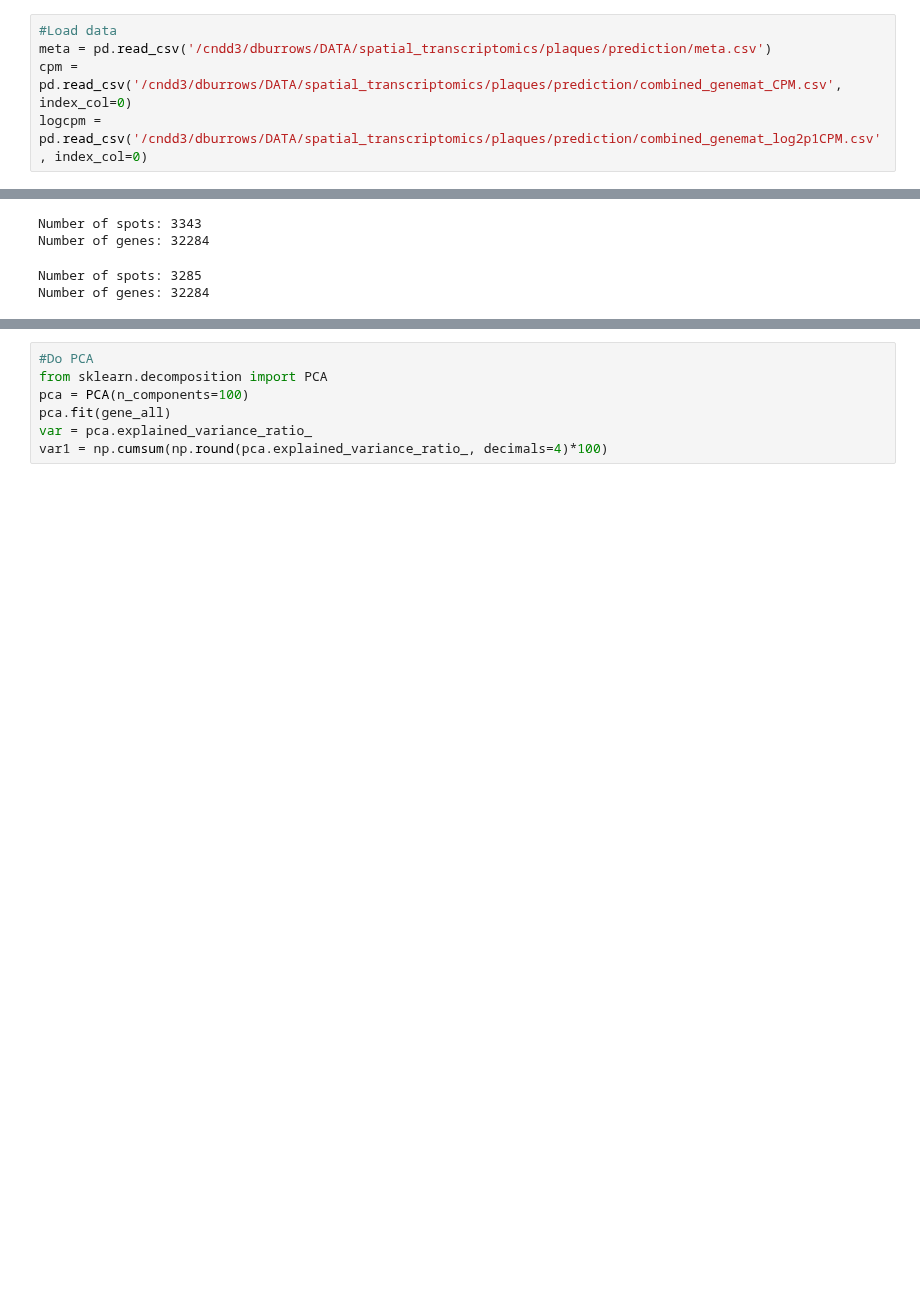
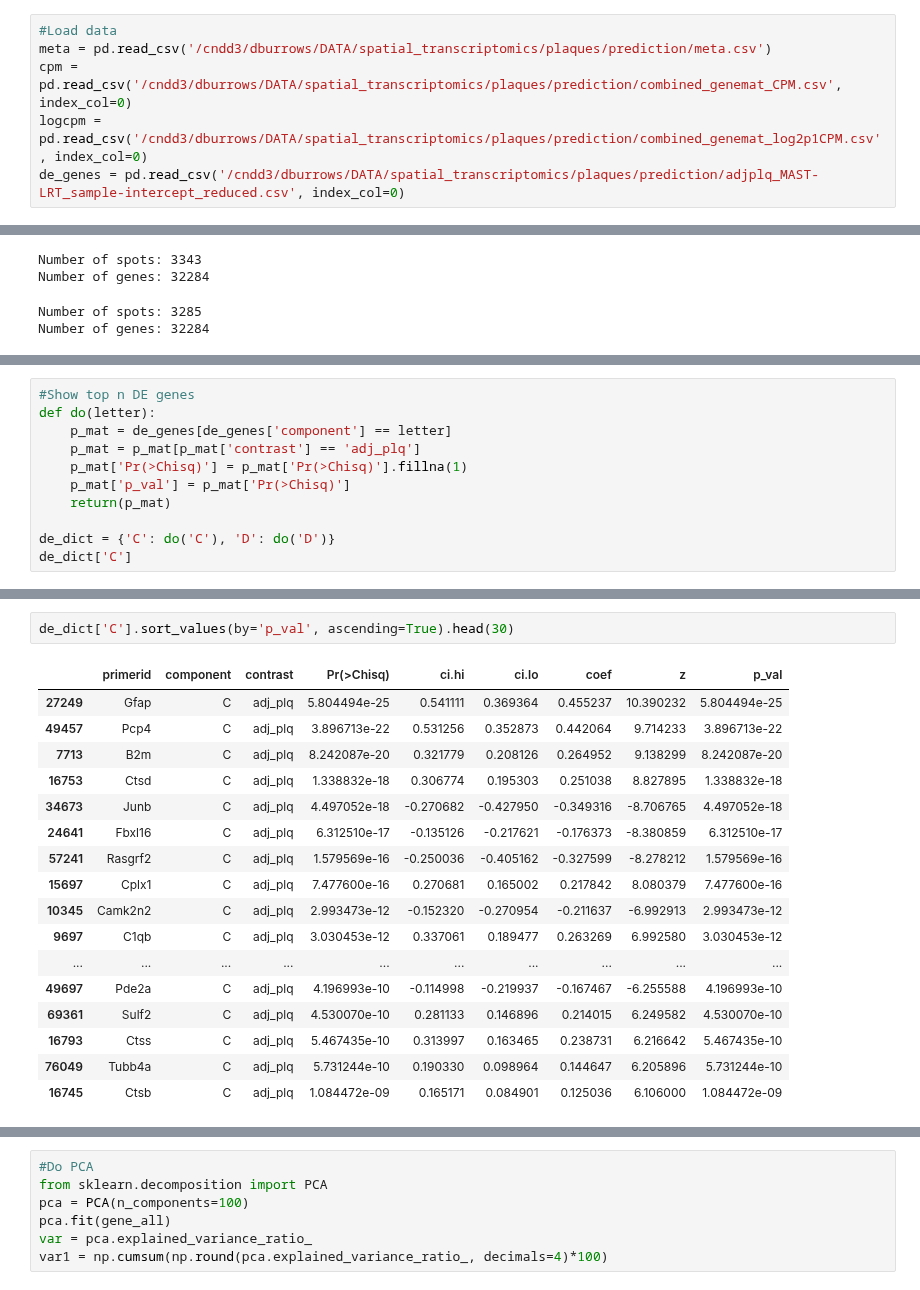
Before and after one commit to dmnburrows/spatial_transcriptomics, a Jupyter notebook: plaque_classify.ipynb, the cells around one changed output, grey strips where cells are left out. Saved outputs shown, nothing was run; the diff lists cells and outputs as text; blank space fills up the shorter version.

Commit message:
De genes

```diff
--- a/plaque_classify.ipynb
+++ b/plaque_classify.ipynb
@@ -88,6 +88,7 @@ ID, sub_ID
 meta = pd.read_csv('/cndd3/dburrows/DATA/spatial_transcriptomics/plaques/prediction/meta.csv')
 cpm = pd.read_csv('/cndd3/dburrows/DATA/spatial_transcriptomics/plaques/prediction/combined_genemat_CPM.csv', index_col=0)
 logcpm = pd.read_csv('/cndd3/dburrows/DATA/spatial_transcriptomics/plaques/prediction/combined_genemat_log2p1CPM.csv', index_col=0)
+de_genes = pd.read_csv('/cndd3/dburrows/DATA/spatial_transcriptomics/plaques/prediction/adjplq_MAST-LRT_sample-intercept_reduced.csv', index_col=0)
 # %%
 meta
 # %% [output]
@@ -285,0 +285,11 @@ Number of genes: 32284
+# %%
+#Show top n DE genes
+def do(letter):
+    p_mat = de_genes[de_genes['component'] == letter]
+    p_mat = p_mat[p_mat['contrast'] == 'adj_plq']
+    p_mat['Pr(>Chisq)'] = p_mat['Pr(>Chisq)'].fillna(1)
+    p_mat['p_val'] = p_mat['Pr(>Chisq)']
+    return(p_mat)
+
+de_dict = {'C': do('C'), 'D': do('D')}
+de_dict['C']
@@ -285,0 +310,20 @@ Number of genes: 32284
+# %%
+de_dict['C'].sort_values(by='p_val', ascending=True).head(30)
+# %% [output]
+|  | primerid | component | contrast | Pr(>Chisq) | ci.hi | ci.lo | coef | z | p_val |
+| 27249 | Gfap | C | adj_plq | 5.804494e-25 | 0.541111 | 0.369364 | 0.455237 | 10.390232 | 5.804494e-25 |
+| 49457 | Pcp4 | C | adj_plq | 3.896713e-22 | 0.531256 | 0.352873 | 0.442064 | 9.714233 | 3.896713e-22 |
+| 7713 | B2m | C | adj_plq | 8.242087e-20 | 0.321779 | 0.208126 | 0.264952 | 9.138299 | 8.242087e-20 |
+| 16753 | Ctsd | C | adj_plq | 1.338832e-18 | 0.306774 | 0.195303 | 0.251038 | 8.827895 | 1.338832e-18 |
+| 34673 | Junb | C | adj_plq | 4.497052e-18 | -0.270682 | -0.427950 | -0.349316 | -8.706765 | 4.497052e-18 |
+| 24641 | Fbxl16 | C | adj_plq | 6.312510e-17 | -0.135126 | -0.217621 | -0.176373 | -8.380859 | 6.312510e-17 |
+| 57241 | Rasgrf2 | C | adj_plq | 1.579569e-16 | -0.250036 | -0.405162 | -0.327599 | -8.278212 | 1.579569e-16 |
+| 15697 | Cplx1 | C | adj_plq | 7.477600e-16 | 0.270681 | 0.165002 | 0.217842 | 8.080379 | 7.477600e-16 |
+| 10345 | Camk2n2 | C | adj_plq | 2.993473e-12 | -0.152320 | -0.270954 | -0.211637 | -6.992913 | 2.993473e-12 |
+| 9697 | C1qb | C | adj_plq | 3.030453e-12 | 0.337061 | 0.189477 | 0.263269 | 6.992580 | 3.030453e-12 |
+| ... | ... | ... | ... | ... | ... | ... | ... | ... | ... |
+| 49697 | Pde2a | C | adj_plq | 4.196993e-10 | -0.114998 | -0.219937 | -0.167467 | -6.255588 | 4.196993e-10 |
+| 69361 | Sulf2 | C | adj_plq | 4.530070e-10 | 0.281133 | 0.146896 | 0.214015 | 6.249582 | 4.530070e-10 |
+| 16793 | Ctss | C | adj_plq | 5.467435e-10 | 0.313997 | 0.163465 | 0.238731 | 6.216642 | 5.467435e-10 |
+| 76049 | Tubb4a | C | adj_plq | 5.731244e-10 | 0.190330 | 0.098964 | 0.144647 | 6.205896 | 5.731244e-10 |
+| 16745 | Ctsb | C | adj_plq | 1.084472e-09 | 0.165171 | 0.084901 | 0.125036 | 6.106000 | 1.084472e-09 |
```
Also changed, not shown: parts of 3 cells of this notebook.
